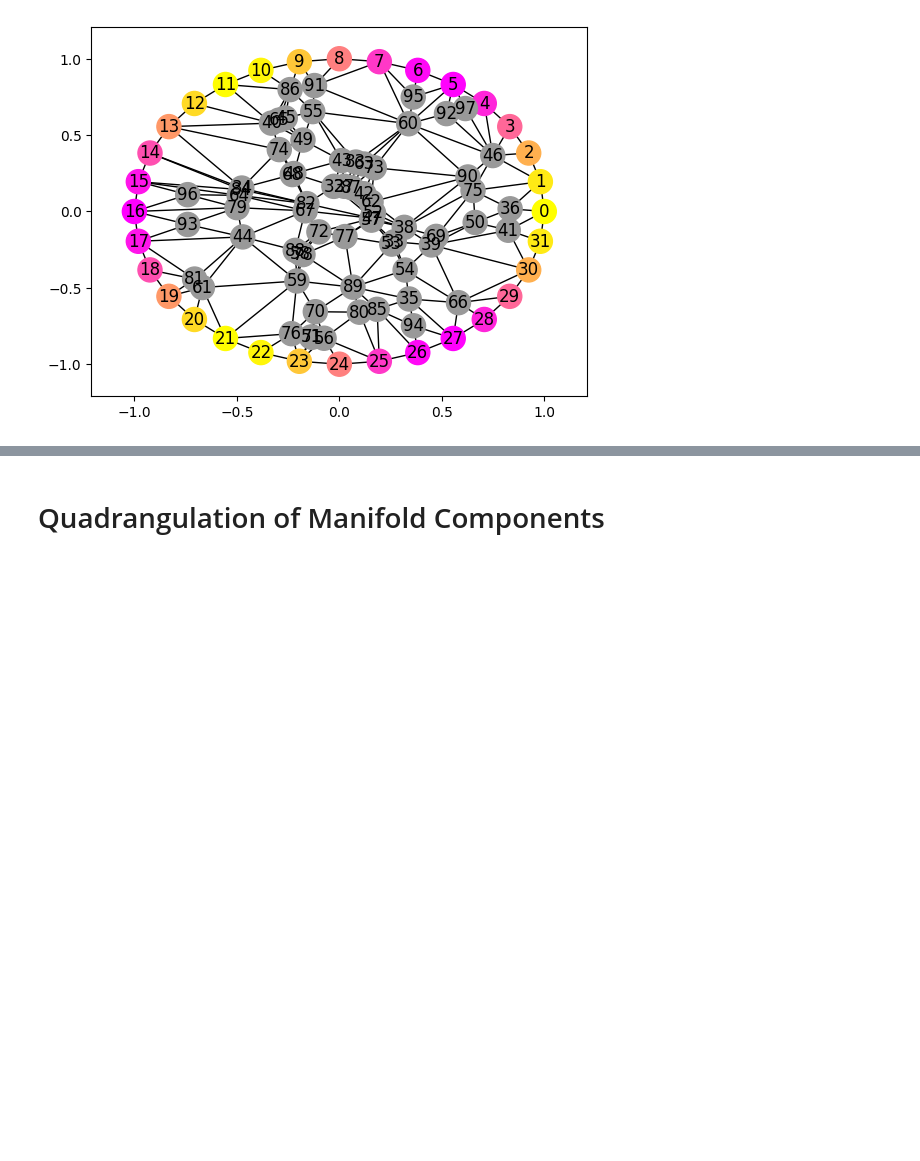
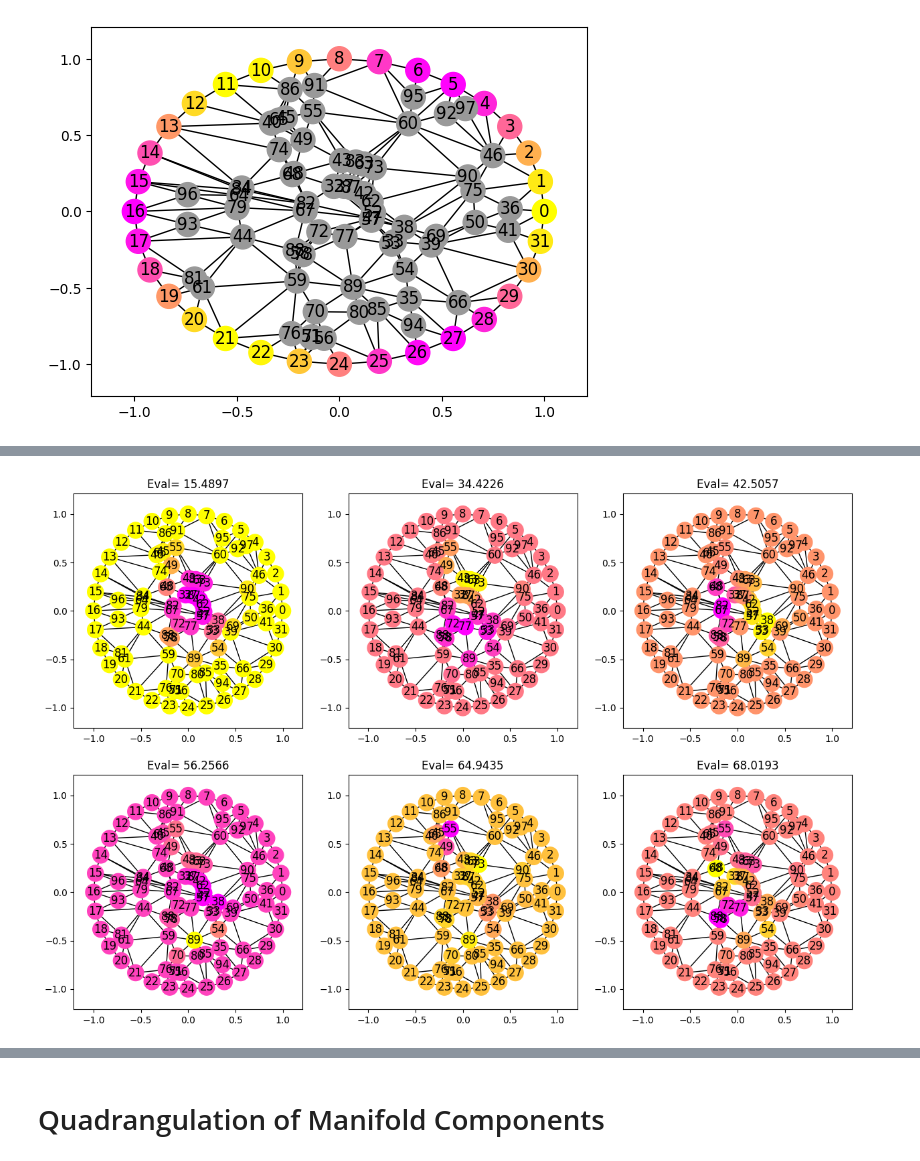
Before and after one commit to zimfv/quadrangulation, a Jupyter notebook: nonmanifold-eigen.ipynb, the cells around one changed output, grey strips where cells are left out. Saved outputs shown, nothing was run; the diff lists cells and outputs as text; code cells hidden in the pictures; blank space fills up the shorter version.

Commit message:
Direchled Laplacian Eigen Function For Manifold with a Boundary

```diff
--- a/nonmanifold-eigen.ipynb
+++ b/nonmanifold-eigen.ipynb
@@ -1191,14 +1142,0 @@ b.shape, bc.shape
-# %%
-bnd = np.asarray(b).astype(np.int32).ravel()          # your boundary vertices
-bc_bnd = bc.astype(np.float64).reshape(-1, 1)         # values on boundary
-print(bnd.shape, bc_bnd.shape)
-
-ring, bc_ring = neumann(vertices, faces, boundary_vertices=b, boundary_values=bc.reshape(-1), derivative_value=0)
-bc_ring = bc_ring.reshape(-1, 1)
-
-b_all = np.concatenate([bnd, ring]).astype(np.int32)
-bc_all = np.vstack([bc_bnd, bc_ring])
-
-u = igl.harmonic(vertices, faces, b_all, bc_all, 2).ravel()
-
-u.shape
@@ -1250,0 +1180,29 @@ pl.show()
+# %%
+def second_boundary_dirichlet_laplacian_eigenfunctions(vertices, faces, boundary_indices=None, k=10, which="SM"):
+    """
+    """
+    if boundary_indices is None:
+        boundary_indices = np.argwhere(igl.is_border_vertex(faces)).ravel()
+
+    faces_small = faces[~np.isin(faces, boundary_indices).any(axis=1)]
+    vertices_small, faces_small, big2small, small2big = compact_mesh(vertices, faces_small)
+
+    evals, evecs_small = dirichlet_laplacian_eigenfunctions(vertices_small, faces_small, k=k, which=which)
+    evecs = np.zeros([vertices.shape[0], k], dtype=float)
+    evecs[small2big[np.unique(faces_small)]] = evecs_small
+
+    return evals, evecs
+# %%
+evals, evecs = second_boundary_dirichlet_laplacian_eigenfunctions(test_vertices, test_faces, k=6)
+
+fig, axs = plt.subplots(2, 3, figsize=(15, 10))
+for i, eval in zip(range(6), evals):
+    i_row = i//3
+    i_col = i%3
+    axs[i_row, i_col].set_title(f'Eval={eval: .4f}')
+    node_colors_eigen = get_colors(evecs[:, i])
+    nx.draw_networkx(test_graph, pos=test_vertices, node_color=node_colors_eigen, hide_ticks=False, ax=axs[i_row, i_col])
+
+plt.show()
+# %% [output]
+[figure, added]
```
Also changed, not shown: parts of 23 cells of this notebook.
